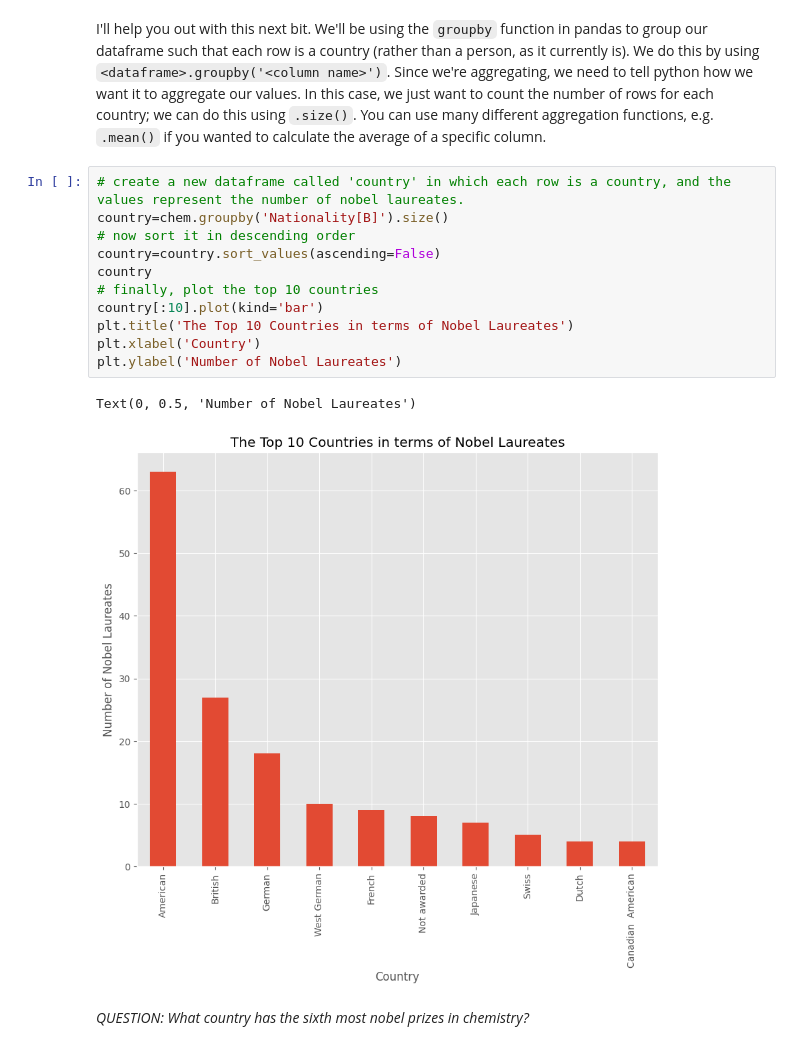
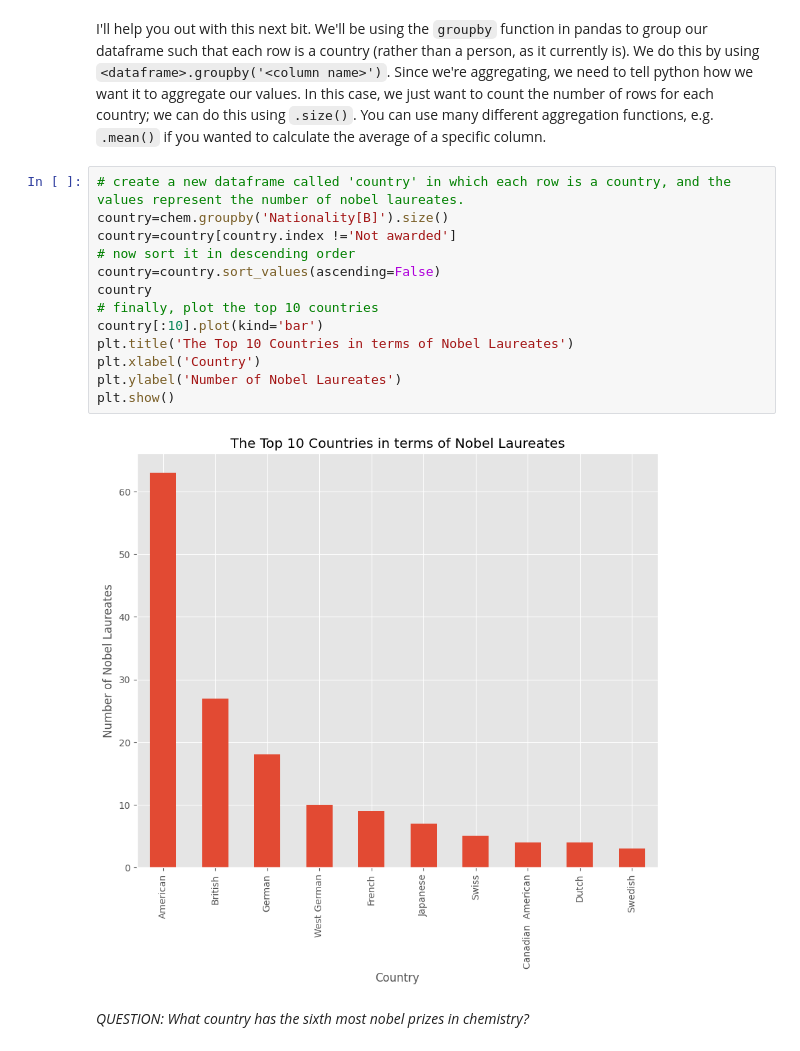
Before and after one commit to Trisken221/QM2, a Jupyter notebook: notebooks/W02. Pandas.ipynb, the cells around one changed output. Cells and saved outputs as stored; diff of their text form.

```diff
--- a/notebooks/W02. Pandas.ipynb
+++ b/notebooks/W02. Pandas.ipynb
@@ -441,16 +495,17 @@ I'll help you out with this next bit. We'll be using the `groupby` function in p
 # %%
 # create a new dataframe called 'country' in which each row is a country, and the values represent the number of nobel laureates.
 country=chem.groupby('Nationality[B]').size()
+country=country[country.index !='Not awarded']
 # now sort it in descending order
 country=country.sort_values(ascending=False)
 country
 # finally, plot the top 10 countries
 country[:10].plot(kind='bar')
 plt.title('The Top 10 Countries in terms of Nobel Laureates')
 plt.xlabel('Country')
 plt.ylabel('Number of Nobel Laureates')
+plt.show()
 # %% [output]
-Text(0, 0.5, 'Number of Nobel Laureates')
-[figure, old version]
+[figure, new version]
 # %% [markdown]
 *QUESTION: What country has the sixth most nobel prizes in chemistry?*
```
Also changed, not shown: parts of 9 cells of this notebook.
